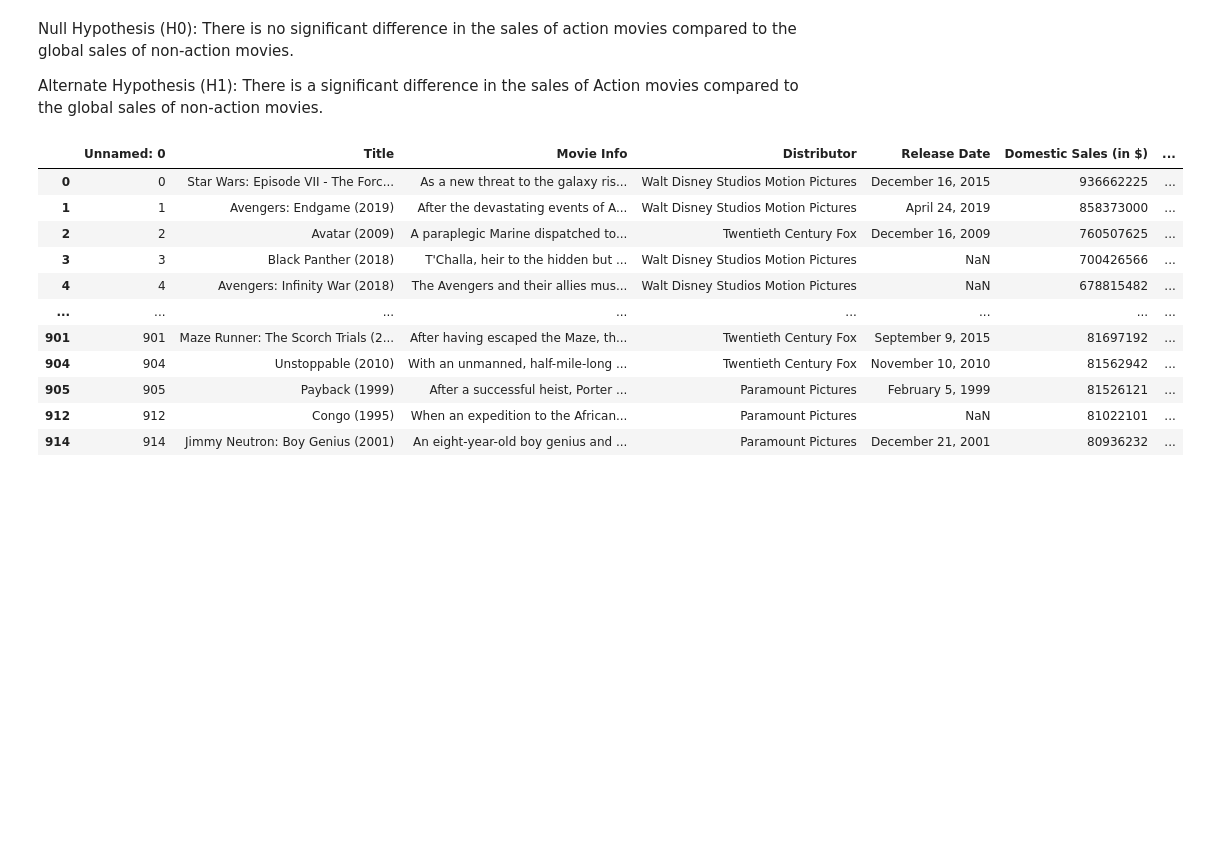
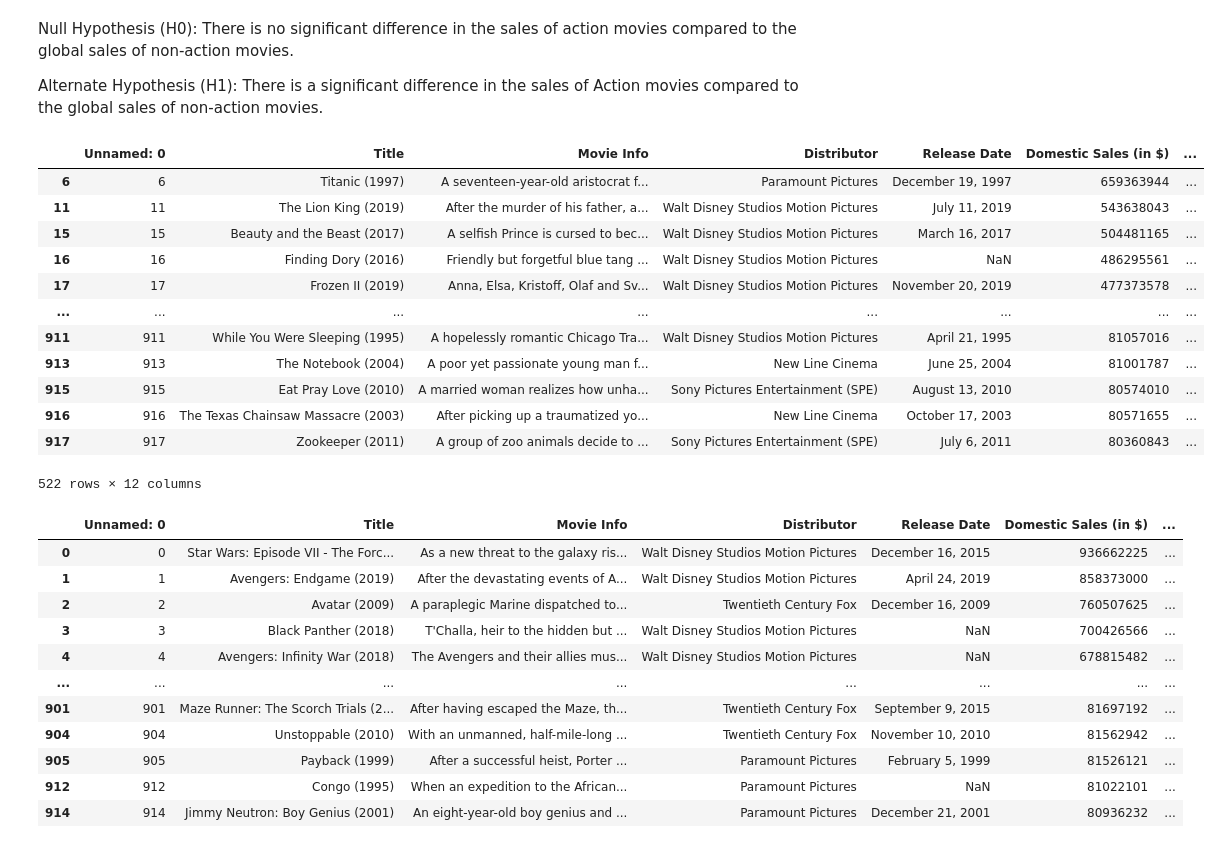
Before and after one commit to bhil246/Practice-Capstone-Case-Study, a Jupyter notebook: scratch/scratch.ipynb, the cells around one changed output. Drawn from its saved outputs; the diff is of its cells as text; code cells hidden in the pictures; blank space fills up the shorter version.

```diff
--- a/scratch/scratch.ipynb
+++ b/scratch/scratch.ipynb
@@ -190,6 +190,22 @@ Null Hypothesis (H0): There is no significant difference in the sales of action
 Alternate Hypothesis (H1): There is a significant difference in the sales of Action movies compared to the global sales of non-action movies.
 # %%
 non_action_movies = df[~df['Genre'].str.contains('Action')]
+# %%
+non_action_movies
+# %% [output]
+|  | Unnamed: 0 | Title | Movie Info | Distributor | Release Date | Domestic Sales (in $) | ... |
+| 6 | 6 | Titanic (1997) | A seventeen-year-old aristocrat f... | Paramount Pictures | December 19, 1997 | 659363944 | ... |
+| 11 | 11 | The Lion King (2019) | After the murder of his father, a... | Walt Disney Studios Motion Pictures | July 11, 2019 | 543638043 | ... |
+| 15 | 15 | Beauty and the Beast (2017) | A selfish Prince is cursed to bec... | Walt Disney Studios Motion Pictures | March 16, 2017 | 504481165 | ... |
+| 16 | 16 | Finding Dory (2016) | Friendly but forgetful blue tang ... | Walt Disney Studios Motion Pictures | NaN | 486295561 | ... |
+| 17 | 17 | Frozen II (2019) | Anna, Elsa, Kristoff, Olaf and Sv... | Walt Disney Studios Motion Pictures | November 20, 2019 | 477373578 | ... |
+| ... | ... | ... | ... | ... | ... | ... | ... |
+| 911 | 911 | While You Were Sleeping (1995) | A hopelessly romantic Chicago Tra... | Walt Disney Studios Motion Pictures | April 21, 1995 | 81057016 | ... |
+| 913 | 913 | The Notebook (2004) | A poor yet passionate young man f... | New Line Cinema | June 25, 2004 | 81001787 | ... |
+| 915 | 915 | Eat Pray Love (2010) | A married woman realizes how unha... | Sony Pictures Entertainment (SPE) | August 13, 2010 | 80574010 | ... |
+| 916 | 916 | The Texas Chainsaw Massacre (2003) | After picking up a traumatized yo... | New Line Cinema | October 17, 2003 | 80571655 | ... |
+| 917 | 917 | Zookeeper (2011) | A group of zoo animals decide to ... | Sony Pictures Entertainment (SPE) | July 6, 2011 | 80360843 | ... |
+522 rows × 12 columns
 # %%
 # Filter rows that have 'Action' in the 'Genre' column
 action_movies = df[df['Genre'].apply(lambda genres: 'Action' in genres)]
```
Also changed, not shown: parts of 13 cells of this notebook.
